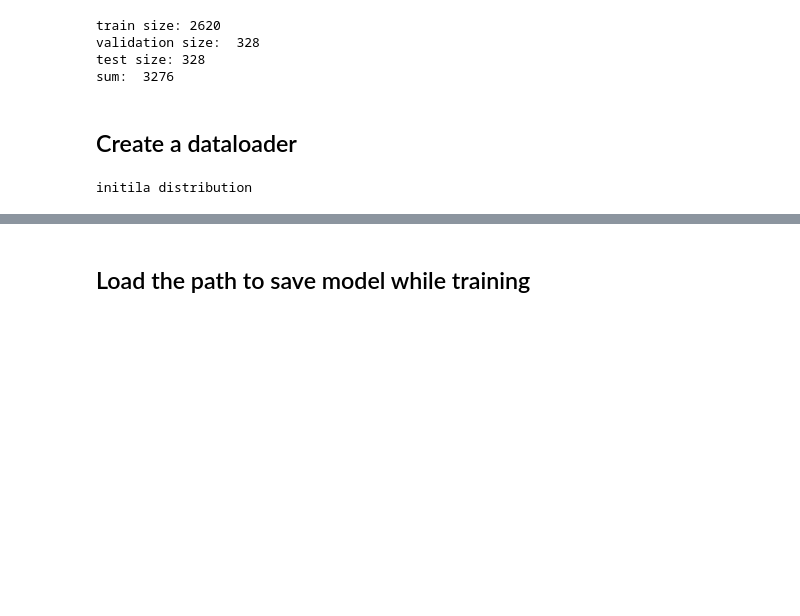
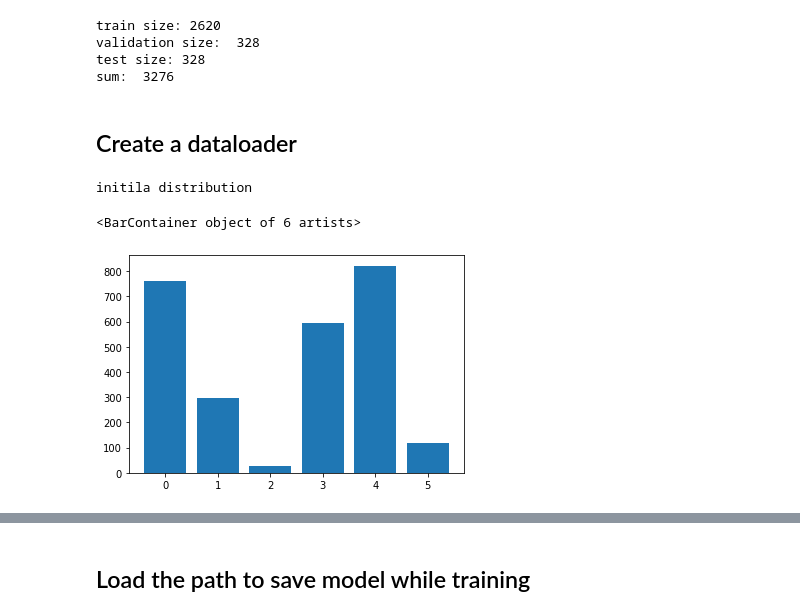
Before and after one commit to leoBravoRain/thesis, a Jupyter notebook: work/thesis/train_classifier.ipynb, the cells around one changed output, grey strips where cells are left out. Saved outputs shown, nothing was run; the diff lists cells and outputs as text; code cells hidden in the pictures; blank space fills up the shorter version.

```diff
--- a/work/thesis/train_classifier.ipynb
+++ b/work/thesis/train_classifier.ipynb
@@ -144,11 +144,13 @@ def countClasses(dataLoader):
 # %%
 print("initila distribution")
 initialClassesDistribution = countClasses(trainDataset)
 
-# fig, ax = plt.subplots()
-# ax.bar(x = np.arange(len(only_these_labels)), height = initialClassesDistribution)
+fig, ax = plt.subplots()
+ax.bar(x = np.arange(len(only_these_labels)), height = initialClassesDistribution)
 # %% [output]
 initila distribution
+<BarContainer object of 6 artists>
+[figure, added]
 # %%
 # This code was adapted from here: https://www.kaggle.com/c/siim-isic-melanoma-classification/discussion/165212
 
```
Also changed, not shown: parts of 13 cells of this notebook.
